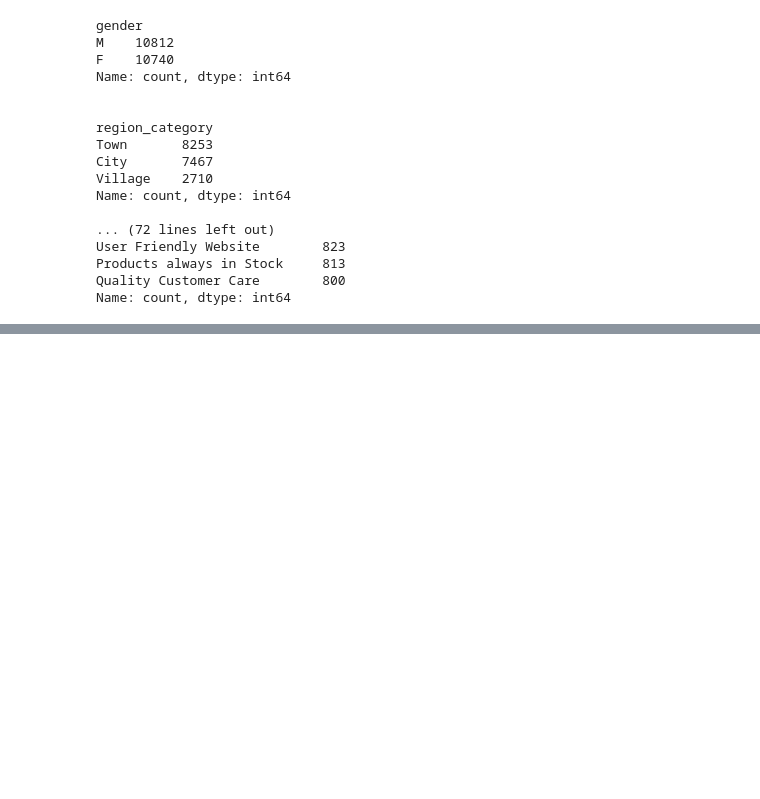
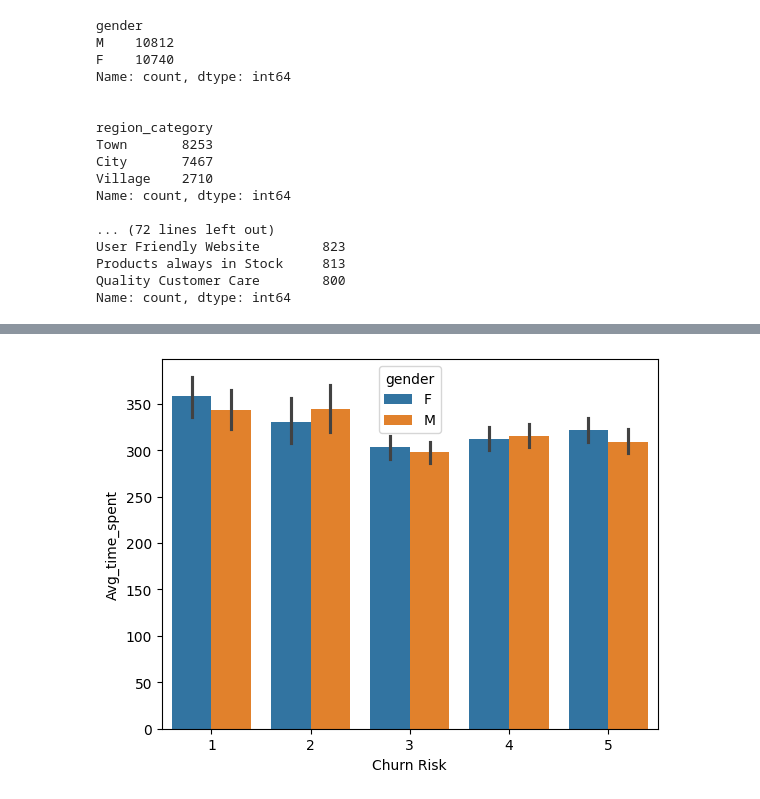
Before and after one commit to SSarkar-1/Customer-Churn-Prediction, a Jupyter notebook: Churn_Predictor.ipynb, the cells around one changed output, grey strips where cells are left out. Cells and saved outputs as stored; diff of their text form; code cells hidden in the pictures; blank space fills up the shorter version.

```diff
--- a/Churn_Predictor.ipynb
+++ b/Churn_Predictor.ipynb
@@ -228,0 +340,7 @@ Name: count, dtype: int64
+# %%
+sns.barplot(x='churn_risk_score',y='avg_time_spent',hue='gender',data=train3)
+plt.xlabel("Churn Risk")
+plt.ylabel("Avg_time_spent")
+plt.show()
+# %% [output]
+[figure, added]
```
Also changed, not shown: parts of 11 cells of this notebook.
